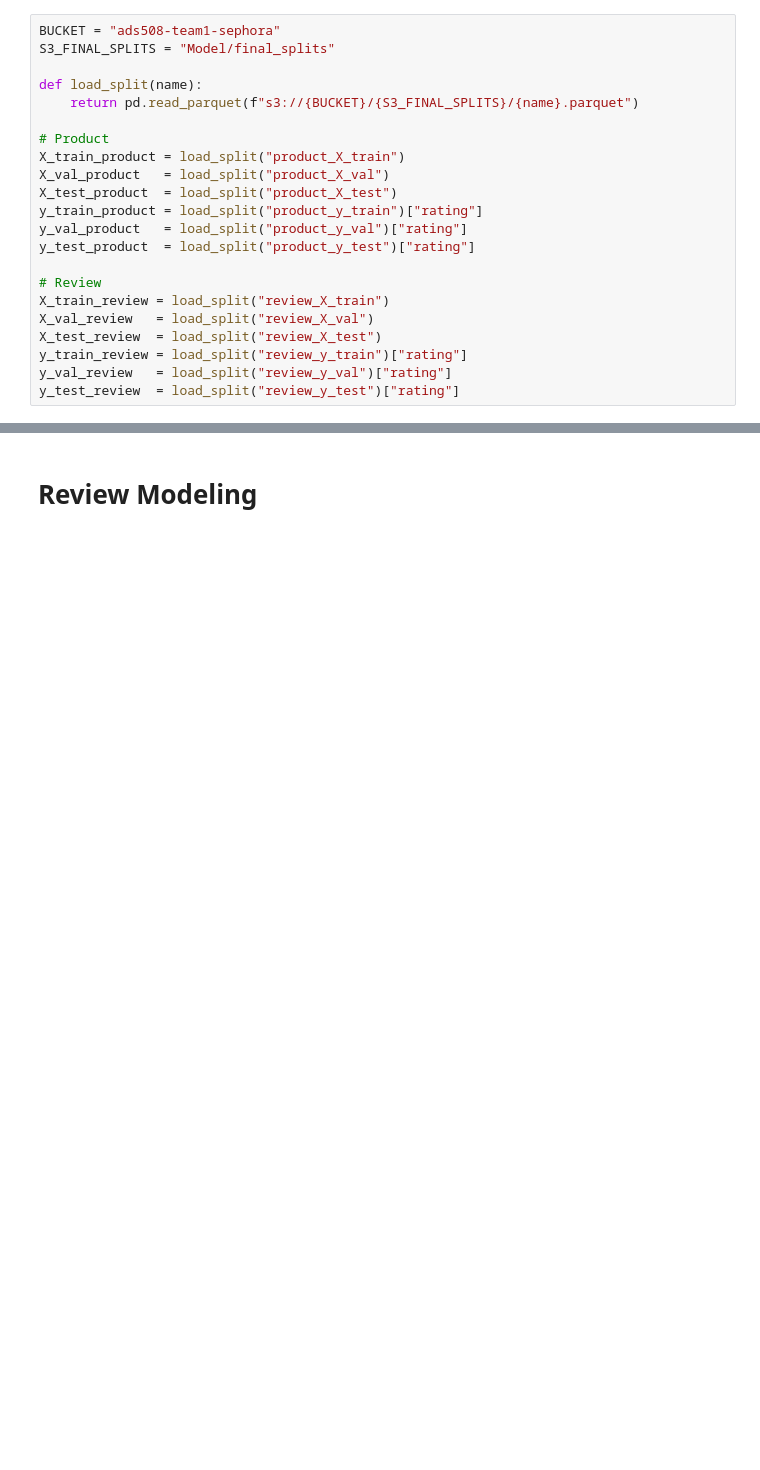
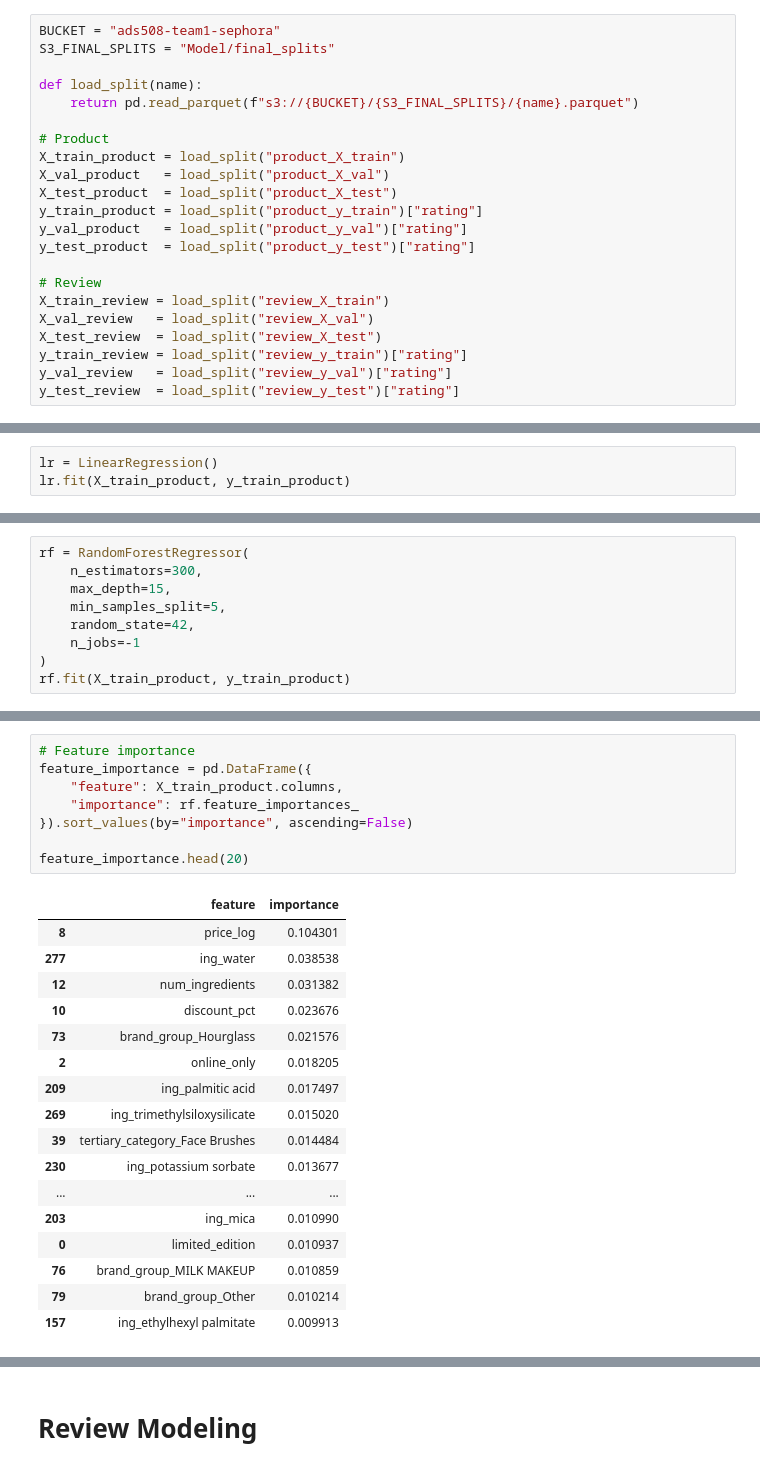
Before and after one commit to xuany823/ads508-FinalProject-Team1, a Jupyter notebook: 05_modeling.ipynb, the cells around one changed output, grey strips where cells are left out. Cells and saved outputs as stored; diff of their text form; blank space fills up the shorter version.

```diff
--- a/05_modeling.ipynb
+++ b/05_modeling.ipynb
@@ -32,0 +76,3 @@ y_test_review  = load_split("review_y_test")["rating"]
+# %%
+lr = LinearRegression()
+lr.fit(X_train_product, y_train_product)
@@ -32,0 +123,9 @@ y_test_review  = load_split("review_y_test")["rating"]
+# %%
+rf = RandomForestRegressor(
+    n_estimators=300,
+    max_depth=15,
+    min_samples_split=5,
+    random_state=42,
+    n_jobs=-1
+)
+rf.fit(X_train_product, y_train_product)
@@ -32,0 +146,26 @@ y_test_review  = load_split("review_y_test")["rating"]
+# %%
+# Feature importance
+feature_importance = pd.DataFrame({
+    "feature": X_train_product.columns,
+    "importance": rf.feature_importances_
+}).sort_values(by="importance", ascending=False)
+
+feature_importance.head(20)
+# %% [output]
+|  | feature | importance |
+| 8 | price_log | 0.104301 |
+| 277 | ing_water | 0.038538 |
+| 12 | num_ingredients | 0.031382 |
+| 10 | discount_pct | 0.023676 |
+| 73 | brand_group_Hourglass | 0.021576 |
+| 2 | online_only | 0.018205 |
+| 209 | ing_palmitic acid | 0.017497 |
+| 269 | ing_trimethylsiloxysilicate | 0.015020 |
+| 39 | tertiary_category_Face Brushes | 0.014484 |
+| 230 | ing_potassium sorbate | 0.013677 |
+| ... | ... | ... |
+| 203 | ing_mica | 0.010990 |
+| 0 | limited_edition | 0.010937 |
+| 76 | brand_group_MILK MAKEUP | 0.010859 |
+| 79 | brand_group_Other | 0.010214 |
+| 157 | ing_ethylhexyl palmitate | 0.009913 |
```
Also changed, not shown: parts of 14 cells of this notebook.
